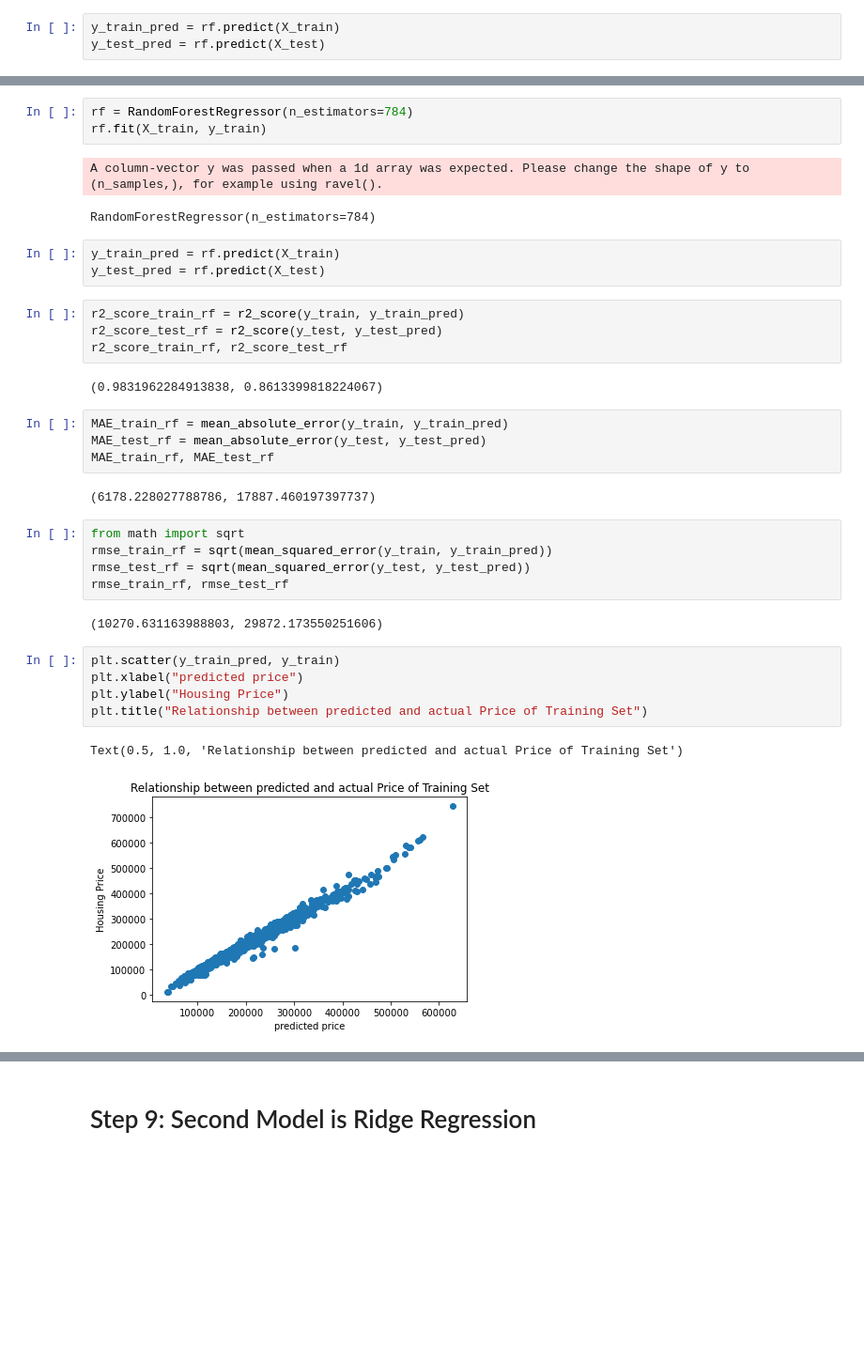
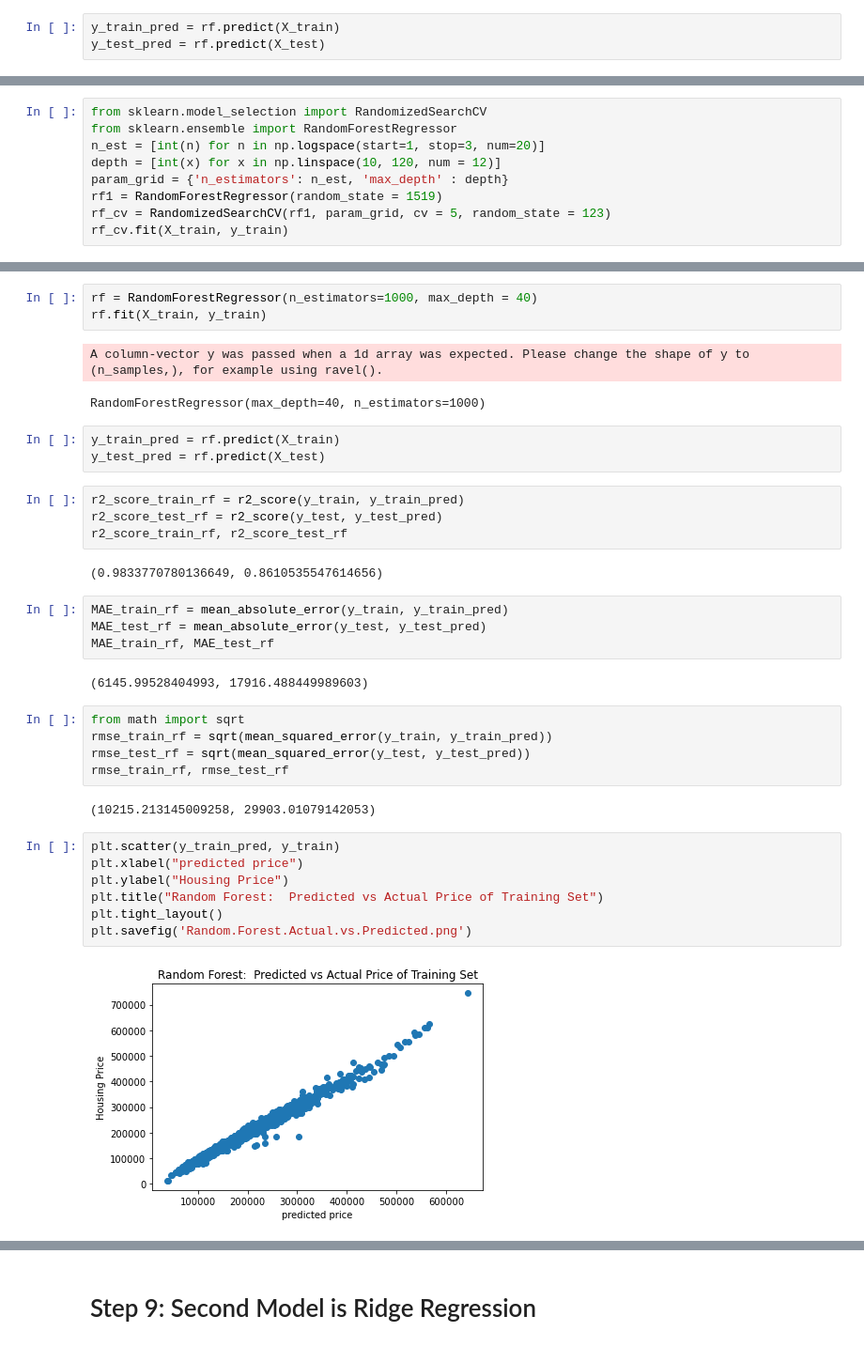
Before and after one commit to andrewseal/springboard, a Jupyter notebook: AMS.Ames.Housing.Modeling.ipynb, the cells around one changed output, grey strips where cells are left out. Shown: that part at 94% size. Cells and saved outputs as stored; diff of their text form; blank space fills up the shorter version.

```diff
--- a/AMS.Ames.Housing.Modeling.ipynb
+++ b/AMS.Ames.Housing.Modeling.ipynb
@@ -478,0 +446,9 @@ Best Parameters: {'n_estimators': 784}
+# %%
+from sklearn.model_selection import RandomizedSearchCV
+from sklearn.ensemble import RandomForestRegressor
+n_est = [int(n) for n in np.logspace(start=1, stop=3, num=20)]
+depth = [int(x) for x in np.linspace(10, 120, num = 12)]
+param_grid = {'n_estimators': n_est, 'max_depth' : depth}
+rf1 = RandomForestRegressor(random_state = 1519)
+rf_cv = RandomizedSearchCV(rf1, param_grid, cv = 5, random_state = 123)
+rf_cv.fit(X_train, y_train)
@@ -481,9 +491,9 @@ Best Parameters: {'n_estimators': 784}
 # %%
-rf = RandomForestRegressor(n_estimators=784)
+rf = RandomForestRegressor(n_estimators=1000, max_depth = 40)
 rf.fit(X_train, y_train)
 # %% [output]
 A column-vector y was passed when a 1d array was expected. Please change the shape of y to (n_samples,), for example using ravel().
-RandomForestRegressor(n_estimators=784)
+RandomForestRegressor(max_depth=40, n_estimators=1000)
 # %%
 y_train_pred = rf.predict(X_train)
 y_test_pred = rf.predict(X_test)
@@ -492,26 +502,27 @@ r2_score_train_rf = r2_score(y_train, y_train_pred)
 r2_score_test_rf = r2_score(y_test, y_test_pred)
 r2_score_train_rf, r2_score_test_rf
 # %% [output]
-(0.9831962284913838, 0.8613399818224067)
+(0.9833770780136649, 0.8610535547614656)
 # %%
 MAE_train_rf = mean_absolute_error(y_train, y_train_pred)
 MAE_test_rf = mean_absolute_error(y_test, y_test_pred)
 MAE_train_rf, MAE_test_rf
 # %% [output]
-(6178.228027788786, 17887.460197397737)
+(6145.99528404993, 17916.488449989603)
 # %%
 from math import sqrt
 rmse_train_rf = sqrt(mean_squared_error(y_train, y_train_pred))
 rmse_test_rf = sqrt(mean_squared_error(y_test, y_test_pred))
 rmse_train_rf, rmse_test_rf
 # %% [output]
-(10270.631163988803, 29872.173550251606)
+(10215.213145009258, 29903.01079142053)
 # %%
 plt.scatter(y_train_pred, y_train)
 plt.xlabel("predicted price")
 plt.ylabel("Housing Price")
-plt.title("Relationship between predicted and actual Price of Training Set")
+plt.title("Random Forest:  Predicted vs Actual Price of Training Set")
+plt.tight_layout()
+plt.savefig('Random.Forest.Actual.vs.Predicted.png')
 # %% [output]
-Text(0.5, 1.0, 'Relationship between predicted and actual Price of Training Set')
-[figure, old version]
+[figure, new version]
 # %% [markdown]
```
Also changed, not shown: parts of 30 cells of this notebook.
